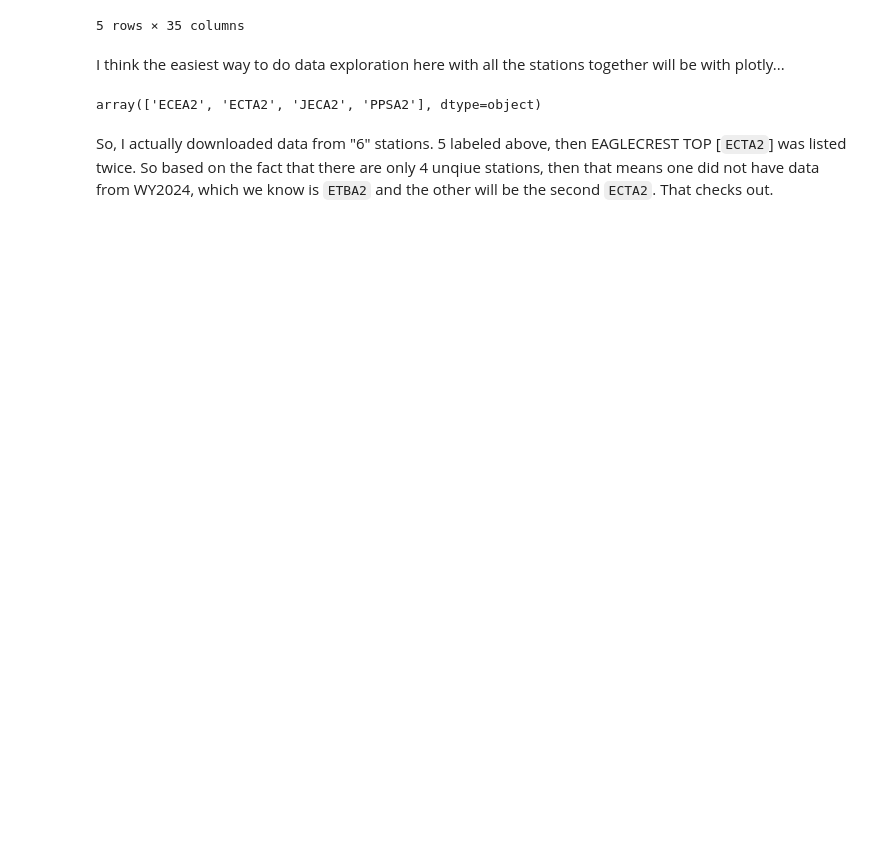
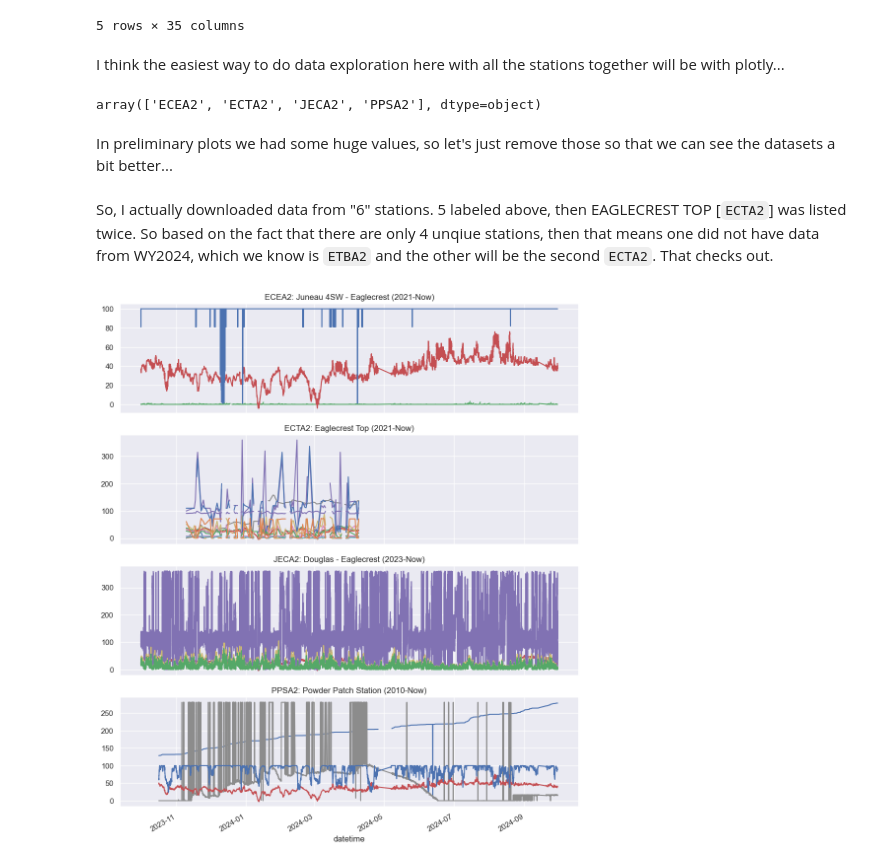
Before and after one commit to cassielumbrazo/juneau_data_analysis, a Jupyter notebook: 2_load_test_data_mesonet.ipynb, the cells around one changed output. Drawn from its saved outputs; the diff is of its cells as text; code cells hidden in the pictures; blank space fills up the shorter version.

```diff
--- a/2_load_test_data_mesonet.ipynb
+++ b/2_load_test_data_mesonet.ipynb
@@ -230,5 +230,33 @@ import plotly.express as px
 df.station.unique()
 # %% [output]
 array(['ECEA2', 'ECTA2', 'JECA2', 'PPSA2'], dtype=object)
+# %% [markdown]
+In preliminary plots we had some huge values, so let's just remove those so that we can see the datasets a bit better...
+# %%
+# do a very small cleaning to reduce large errors when plotting
+# remove any values in the dataset over 500
+numeric_cols = df.select_dtypes(include=[np.number]).columns # identify the numeric columns only
+df[numeric_cols] = df[numeric_cols].where(df[numeric_cols] < 500, np.nan) # pandas where function keeps values that are true, and replaces values that are false with the value in the third argument
+
+# This does not work because we have some string columns in the dataset
+# df.where(df < 500, np.nan, inplace=True) # pandas where function keeps values that are true, and replaces values that are false with the value in the third argument
 # %% [markdown]
 So, I actually downloaded data from "6" stations. 5 labeled above, then EAGLECREST TOP [`ECTA2`] was listed twice. So based on the fact that there are only 4 unqiue stations, then that means one did not have data from WY2024, which we know is `ETBA2` and the other will be the second `ECTA2`. That checks out.
+# %%
+# so let's plot the data by station
+fig, ax = plt.subplots(4,1, figsize=(12,15), sharex=True)
+
+df.where(df['station'] == 'ECEA2').plot(ax=ax[0], label='ECEA2', legend=False)
+df.where(df['station'] == 'ECTA2').plot(ax=ax[1], label='ECTA2', legend=False)
+df.where(df['station'] == 'JECA2').plot(ax=ax[2], label='JECA2', legend=False)
+df.where(df['station'] == 'PPSA2').plot(ax=ax[3], label='PPSA2', legend=False)
+
+# add a title for each station name
+ax[0].set_title('ECEA2: Juneau 4SW - Eaglecrest (2021-Now)')
+ax[1].set_title('ECTA2: Eaglecrest Top (2021-Now)')
+ax[2].set_title('JECA2: Douglas - Eaglecrest (2023-Now)')
+ax[3].set_title('PPSA2: Powder Patch Station (2010-Now)')
+
+plt.show()
+# %% [output]
+[figure, added]
```
Also changed, not shown: parts of 1 cell of this notebook.
